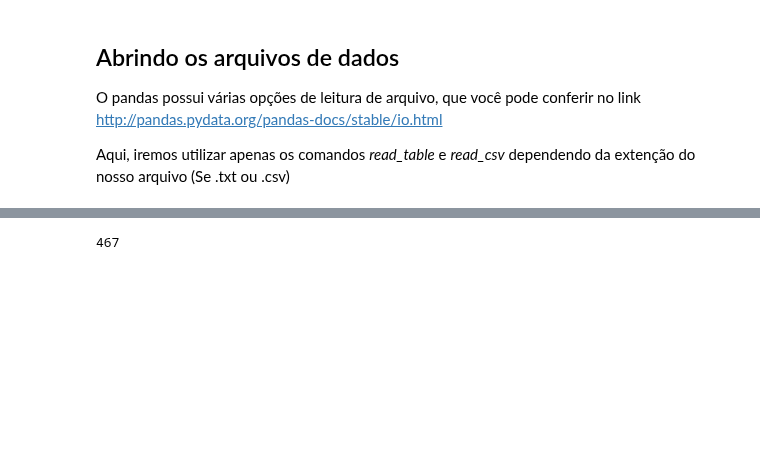
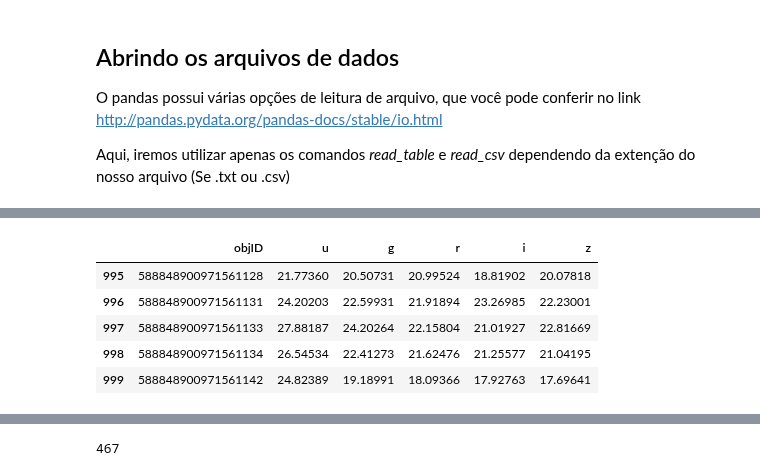
Before and after one commit to pnovais/scipy_panda, a Jupyter notebook: Pandas - breve tutorial.ipynb, the cells around one changed output, grey strips where cells are left out. Drawn from its saved outputs; the diff is of its cells as text; code cells hidden in the pictures; blank space fills up the shorter version.

```diff
--- a/Pandas - breve tutorial.ipynb
+++ b/Pandas - breve tutorial.ipynb
@@ -32,0 +40,9 @@ df.()
+# %%
+df.tail() # exibe as últimas 5 linhas do dataframe
+# %% [output]
+|  | objID | u | g | r | i | z |
+| 995 | 588848900971561128 | 21.77360 | 20.50731 | 20.99524 | 18.81902 | 20.07818 |
+| 996 | 588848900971561131 | 24.20203 | 22.59931 | 21.91894 | 23.26985 | 22.23001 |
+| 997 | 588848900971561133 | 27.88187 | 24.20264 | 22.15804 | 21.01927 | 22.81669 |
+| 998 | 588848900971561134 | 26.54534 | 22.41273 | 21.62476 | 21.25577 | 21.04195 |
+| 999 | 588848900971561142 | 24.82389 | 19.18991 | 18.09366 | 17.92763 | 17.69641 |
```
Also changed, not shown: parts of 21 cells of this notebook.
